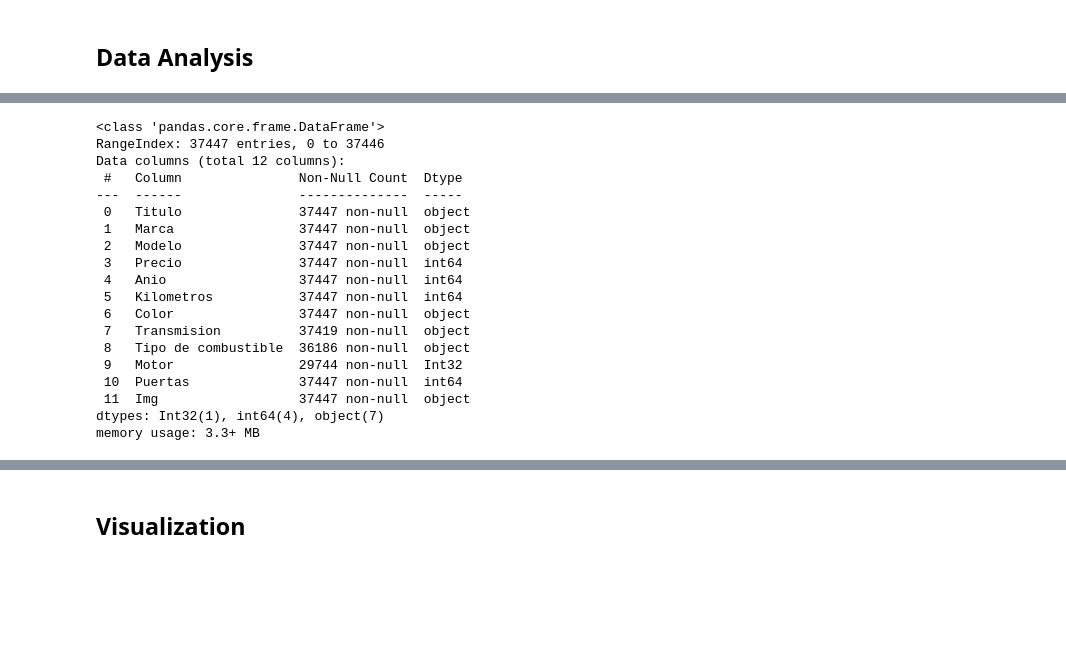
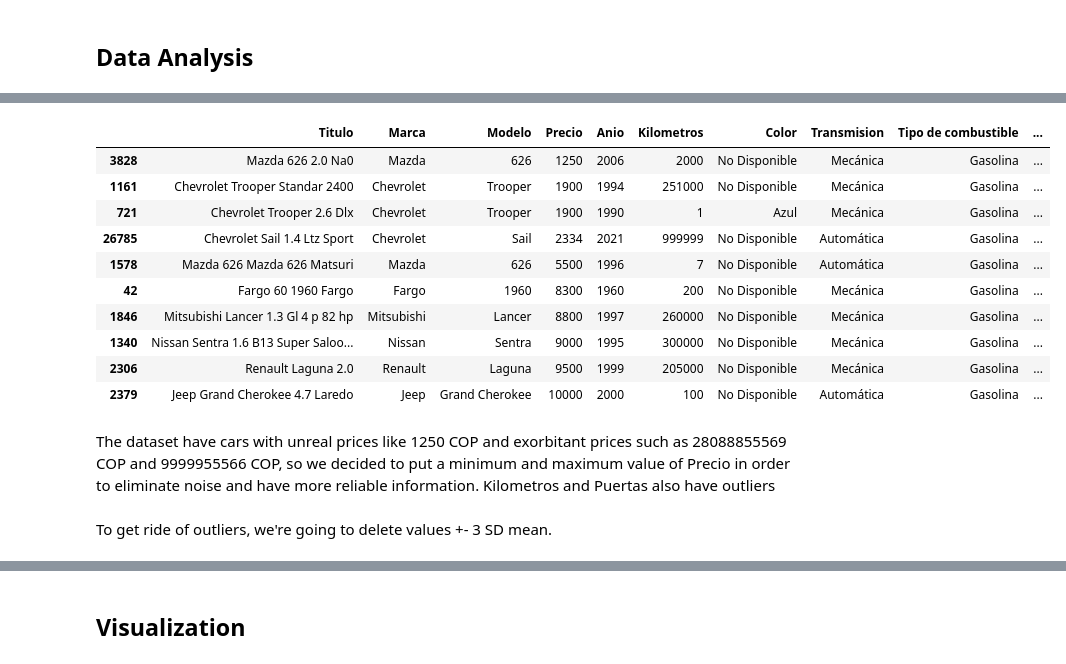
Before and after one commit to Esarac/CarPricePrediction, a Jupyter notebook: exploratory_data_analysis.ipynb, the cells around one changed output, grey strips where cells are left out. Cells and saved outputs as stored; diff of their text form; code cells hidden in the pictures; blank space fills up the shorter version.

```diff
--- a/exploratory_data_analysis.ipynb
+++ b/exploratory_data_analysis.ipynb
@@ -426,22 +449,0 @@ df.describe()
-# %%
-df.info()
-# %% [output]
-<class 'pandas.core.frame.DataFrame'>
-RangeIndex: 37447 entries, 0 to 37446
-Data columns (total 12 columns):
- #   Column               Non-Null Count  Dtype
----  ------               --------------  -----
- 0   Titulo               37447 non-null  object
- 1   Marca                37447 non-null  object
- 2   Modelo               37447 non-null  object
- 3   Precio               37447 non-null  int64
- 4   Anio                 37447 non-null  int64
- 5   Kilometros           37447 non-null  int64
- 6   Color                37447 non-null  object
- 7   Transmision          37419 non-null  object
- 8   Tipo de combustible  36186 non-null  object
- 9   Motor                29744 non-null  Int32
- 10  Puertas              37447 non-null  int64
- 11  Img                  37447 non-null  object
-dtypes: Int32(1), int64(4), object(7)
-memory usage: 3.3+ MB
@@ -449,0 +450,15 @@ memory usage: 3.3+ MB
+# %%
+temp = df.sort_values(by = ['Precio'], ascending = True)
+temp.head(10)
+# %% [output]
+|  | Titulo | Marca | Modelo | Precio | Anio | Kilometros | Color | Transmision | Tipo de combustible | ... |
+| 3828 | Mazda 626 2.0 Na0 | Mazda | 626 | 1250 | 2006 | 2000 | No Disponible | Mecánica | Gasolina | ... |
+| 1161 | Chevrolet Trooper Standar 2400 | Chevrolet | Trooper | 1900 | 1994 | 251000 | No Disponible | Mecánica | Gasolina | ... |
+| 721 | Chevrolet Trooper 2.6 Dlx | Chevrolet | Trooper | 1900 | 1990 | 1 | Azul | Mecánica | Gasolina | ... |
+| 26785 | Chevrolet Sail 1.4 Ltz Sport | Chevrolet | Sail | 2334 | 2021 | 999999 | No Disponible | Automática | Gasolina | ... |
+| 1578 | Mazda 626 Mazda 626 Matsuri | Mazda | 626 | 5500 | 1996 | 7 | No Disponible | Automática | Gasolina | ... |
+| 42 | Fargo 60 1960 Fargo | Fargo | 1960 | 8300 | 1960 | 200 | No Disponible | Mecánica | Gasolina | ... |
+| 1846 | Mitsubishi Lancer 1.3 Gl 4 p 82 hp | Mitsubishi | Lancer | 8800 | 1997 | 260000 | No Disponible | Mecánica | Gasolina | ... |
+| 1340 | Nissan Sentra 1.6 B13 Super Saloo... | Nissan | Sentra | 9000 | 1995 | 300000 | No Disponible | Mecánica | Gasolina | ... |
+| 2306 | Renault Laguna 2.0 | Renault | Laguna | 9500 | 1999 | 205000 | No Disponible | Mecánica | Gasolina | ... |
+| 2379 | Jeep Grand Cherokee 4.7 Laredo | Jeep | Grand Cherokee | 10000 | 2000 | 100 | No Disponible | Automática | Gasolina | ... |
@@ -449,0 +467,4 @@ memory usage: 3.3+ MB
+# %% [markdown]
+The dataset have cars with unreal prices like 1250 COP and exorbitant prices such as 28088855569 COP and 9999955566 COP, so we decided to put a minimum and maximum value of Precio in order to eliminate noise and have more reliable information. Kilometros and Puertas also have outliers
+# %% [markdown]
+To get ride of outliers, we're going to delete values +- 3 SD mean.
```
Also changed, not shown: parts of 55 cells of this notebook, 3 other files.
